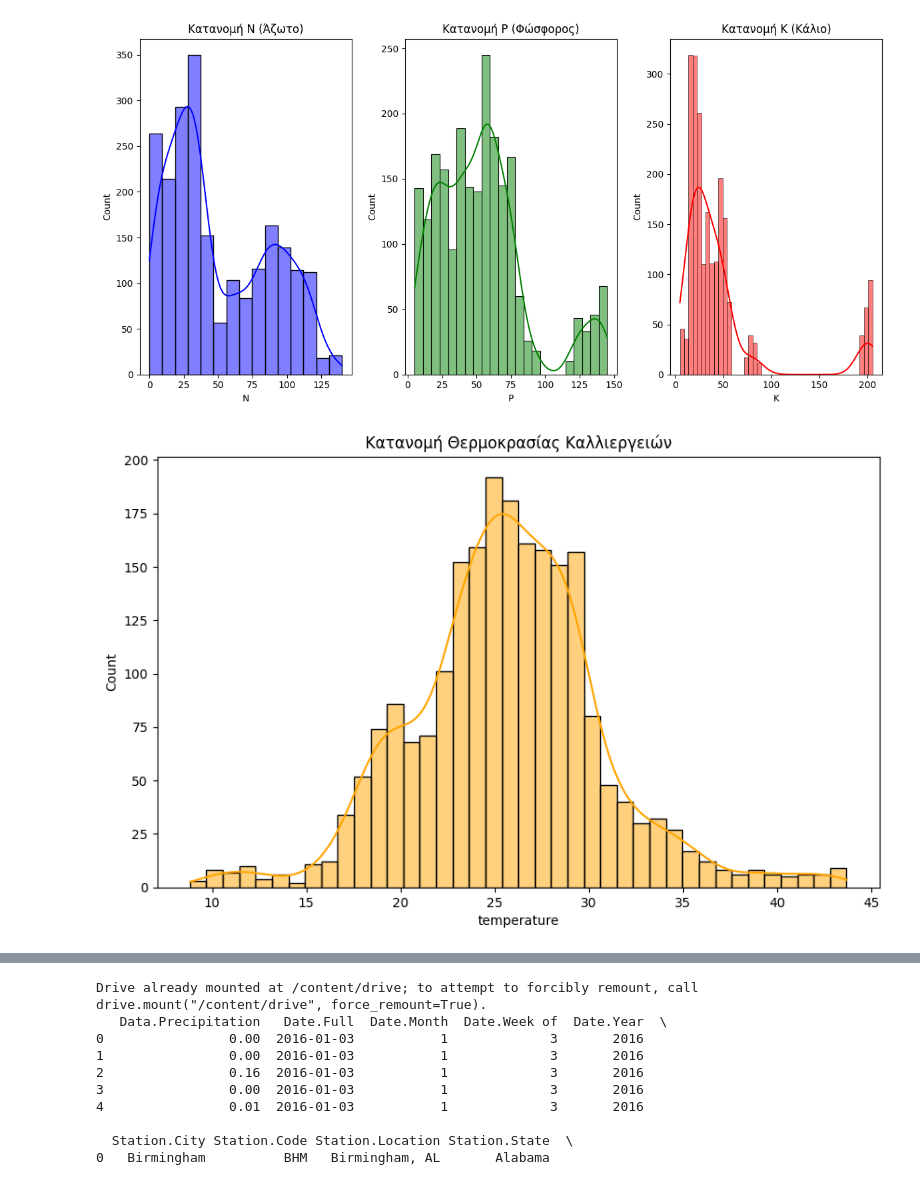
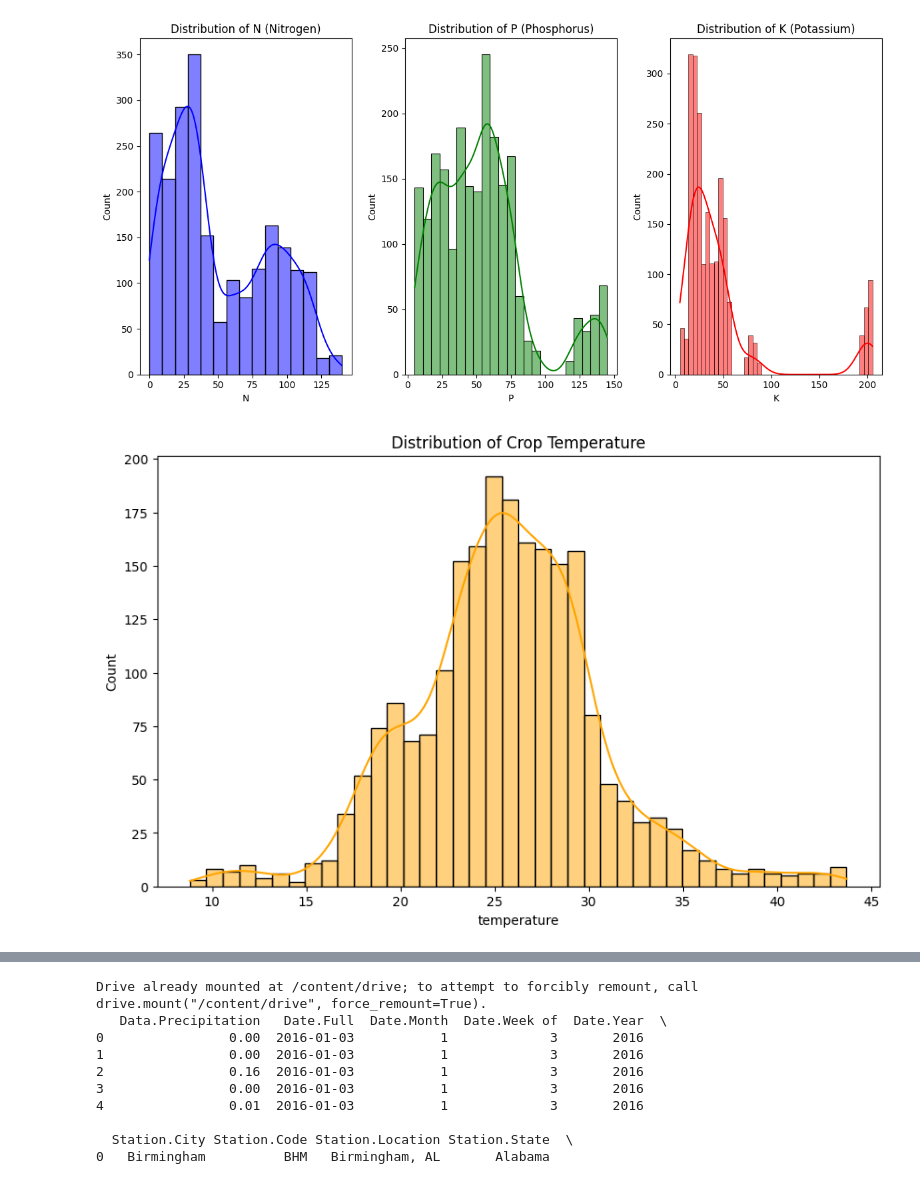
Before and after one commit to Papaxristos/AgroPredict-AI, a Jupyter notebook: AgroPredict_AI.ipynb, the cells around one changed output, grey strips where cells are left out. Cells and saved outputs as stored; diff of their text form; code cells hidden in the pictures.

```diff
--- a/AgroPredict_AI.ipynb
+++ b/AgroPredict_AI.ipynb
@@ -99,81 +100,81 @@ Mounted at /content/drive
 | 16742 | 0.10 | 2017-01-01 | 1 | 1 | 2017 | Sheridan | SHR | ... |
 16743 rows × 14 columns
 # %%
-# Καλλιεργητικά δεδομένα - Οπτικοποίηση N, P, K
+# Crop Data - Visualization of N, P, K
 plt.figure(figsize=(12, 6))
 plt.subplot(1, 3, 1)
 sns.histplot(crop_data['N'], kde=True, color='blue')
-plt.title('Κατανομή Ν (Άζωτο)')
+plt.title('Distribution of N (Nitrogen)')
 plt.subplot(1, 3, 2)
 sns.histplot(crop_data['P'], kde=True, color='green')
-plt.title('Κατανομή P (Φώσφορος)')
+plt.title('Distribution of P (Phosphorus)')
 plt.subplot(1, 3, 3)
 sns.histplot(crop_data['K'], kde=True, color='red')
-plt.title('Κατανομή K (Κάλιο)')
+plt.title('Distribution of K (Potassium)')
 plt.tight_layout()
 plt.show()
 
-# Καλλιεργητικά δεδομένα - Οπτικοποίηση άλλων χαρακτηριστικών
+# Crop Data - Visualization of other features
 plt.figure(figsize=(10, 6))
 sns.histplot(crop_data['temperature'], kde=True, color='orange')
-plt.title('Κατανομή Θερμοκρασίας Καλλιεργειών')
+plt.title('Distribution of Crop Temperature')
 plt.show()
 
 plt.figure(figsize=(10, 6))
 sns.histplot(crop_data['humidity'], kde=True, color='purple')
-plt.title('Κατανομή Υγρασίας Καλλιεργειών')
+plt.title('Distribution of Crop Humidity')
 plt.show()
 
-# Δεδομένα εδάφους - Οπτικοποίηση ποσοστών άμμου, πηλού και σιλικόνης
+# Soil Data - Visualization of sand, clay, and silt percentages
 plt.figure(figsize=(12, 6))
 plt.subplot(1, 3, 1)
 sns.histplot(soil_data['Sand %'], kde=True, color='brown')
-plt.title('Κατανομή Ποσοστού Άμμου')
+plt.title('Distribution of Sand Percentage')
 plt.subplot(1, 3, 2)
 sns.histplot(soil_data['Clay %'], kde=True, color='red')
-plt.title('Κατανομή Ποσοστού Πηλού')
+plt.title('Distribution of Clay Percentage')
 plt.subplot(1, 3, 3)
 sns.histplot(soil_data['Silt %'], kde=True, color='yellow')
-plt.title('Κατανομή Ποσοστού Σιλικόνης')
+plt.title('Distribution of Silt Percentage')
 plt.tight_layout()
 plt.show()
 
-# Δεδομένα εδάφους - Κατανομή pH
+# Soil Data - pH Distribution
 plt.figure(figsize=(10, 6))
 sns.histplot(soil_data['pH'], kde=True, color='green')
-plt.title('Κατανομή pH Εδάφους')
+plt.title('Distribution of Soil pH')
 plt.show()
 
-# Περιβαλλοντικά δεδομένα - Θερμοκρασία
+# Weather Data - Temperature
 plt.figure(figsize=(10, 6))
 sns.histplot(weather_data['Data.Temperature.Avg Temp'], kde=True, color='orange')
-plt.title('Κατανομή Μέσης Θερμοκρασίας Περιβάλλοντος')
+plt.title('Distribution of Average Environmental Temperature')
 plt.show()
 
-# Περιβαλλοντικά δεδομένα - Υγρασία
+# Weather Data - Minimum Temperature
 plt.figure(figsize=(10, 6))
 sns.histplot(weather_data['Data.Temperature.Min Temp'], kde=True, color='blue')
-plt.title('Κατανομή Ελάχιστης Θερμοκρασίας Περιβάλλοντος')
+plt.title('Distribution of Minimum Environmental Temperature')
 plt.show()
 
-# Περιβαλλοντικά δεδομένα - Ταχύτητα Ανέμου
+# Weather Data - Wind Speed
 plt.figure(figsize=(10, 6))
 sns.histplot(weather_data['Data.Wind.Speed'], kde=True, color='purple')
-plt.title('Κατανομή Ταχύτητας Ανέμου')
+plt.title('Distribution of Wind Speed')
 plt.show()
 
-# Pairplot για τις συσχετίσεις των χαρακτηριστικών
+# Pairplot for feature correlations
 sns.pairplot(crop_data)
-plt.title("Pairplot για τα Καλλιεργητικά Δεδομένα")
+plt.title("Pairplot for Crop Data")
 plt.savefig('/content/drive/My Drive/Python Projects/AgroPredict AI/pairplot_crop_data.png')
 plt.close()
 
-# Boxplot για ενδεχόμενα outliers
+# Boxplot for potential outliers
 plt.figure(figsize=(10, 6))
 sns.boxplot(data=crop_data[['N', 'P', 'K']])
-plt.title('Boxplot για τα Καλλιεργητικά Δεδομένα')
+plt.title('Boxplot for Crop Data')
 plt.savefig('/content/drive/My Drive/Python Projects/AgroPredict AI/boxplot_crop_data.png')
 plt.close()
 # %% [output]
-[figure, old version]
+[figure, new version]
-[figure, old version]
+[figure, new version]
```
Also changed, not shown: parts of 7 cells of this notebook.
